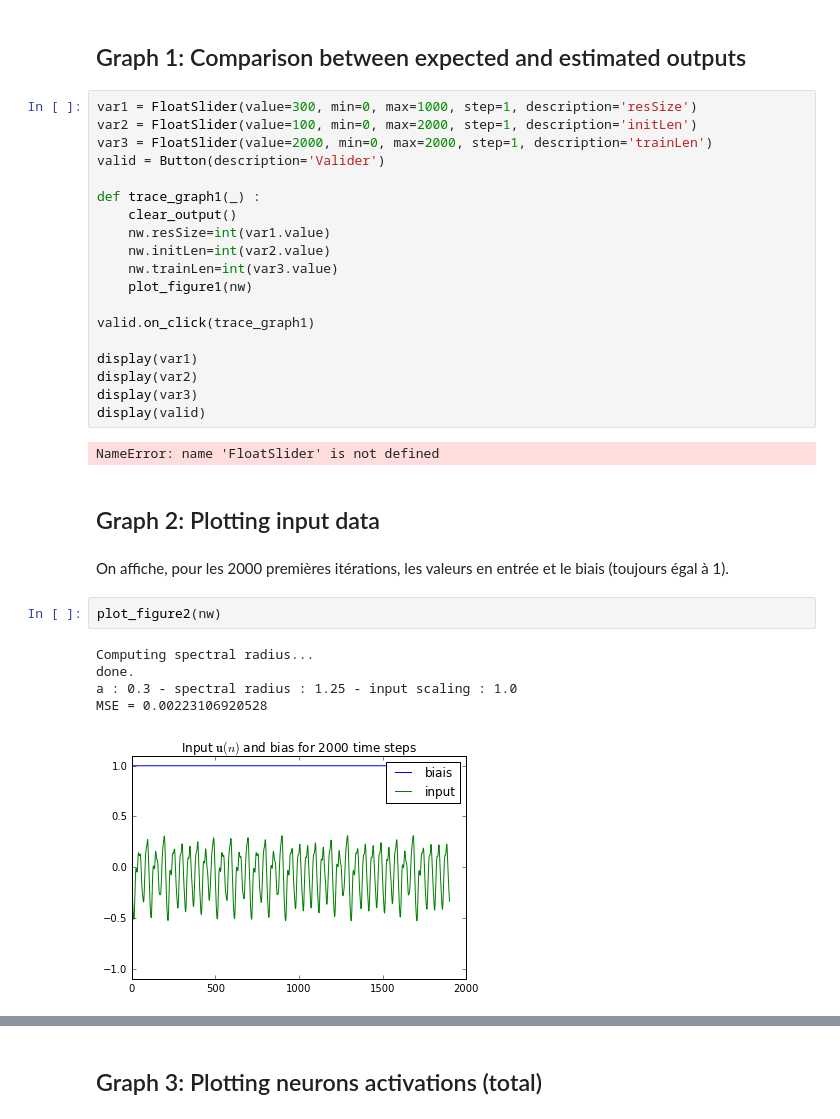
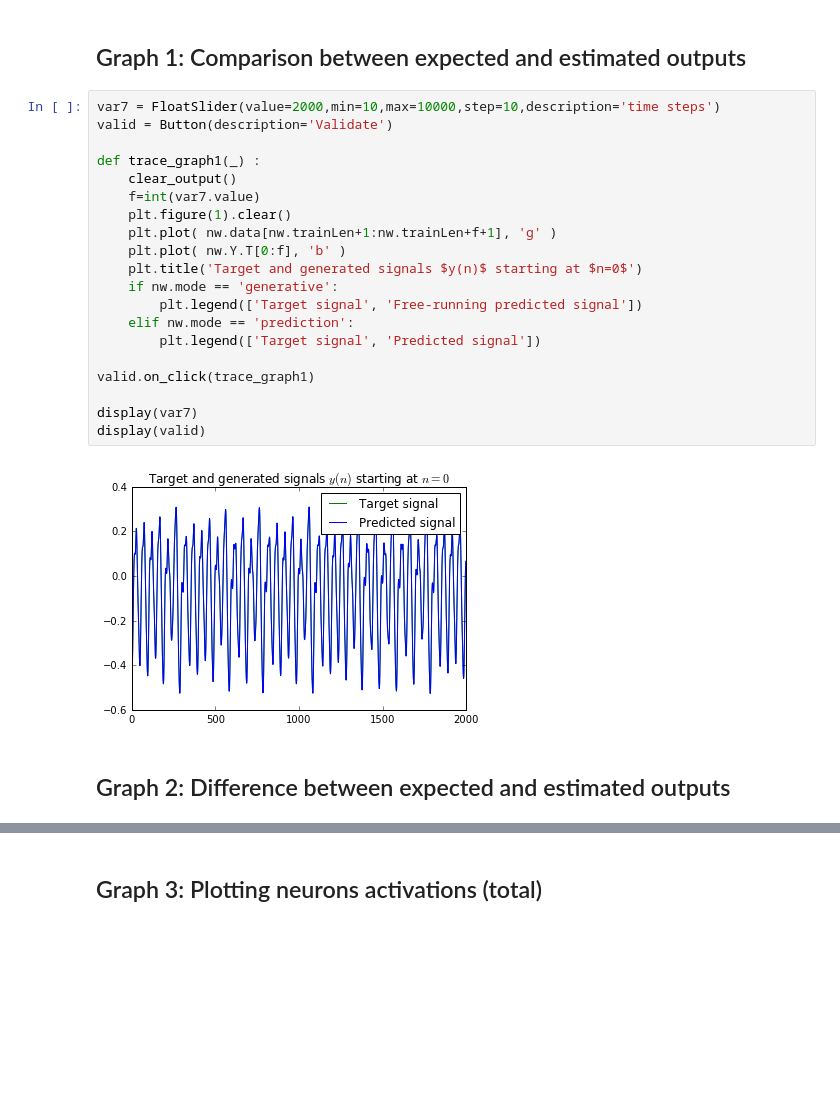
Before and after one commit to RomainPastureau/Reservoir-Jupyter, a Jupyter notebook: Minimal ESN - EN.ipynb, the cells around one changed output, grey strips where cells are left out. Drawn from its saved outputs; the diff is of its cells as text; blank space fills up the shorter version.

```diff
--- a/Minimal ESN - EN.ipynb
+++ b/Minimal ESN - EN.ipynb
@@ -274,35 +261,26 @@ def compute_network(nw) :
 # %% [markdown]
 ## Graph 1: Comparison between expected and estimated outputs
-# %%
-var1 = FloatSlider(value=300, min=0, max=1000, step=1, description='resSize')
-var2 = FloatSlider(value=100, min=0, max=2000, step=1, description='initLen')
-var3 = FloatSlider(value=2000, min=0, max=2000, step=1, description='trainLen')
-valid = Button(description='Valider')
-
-def trace_graph1(_) :
-    clear_output()
-    nw.resSize=int(var1.value)
-    nw.initLen=int(var2.value)
-    nw.trainLen=int(var3.value)
-    plot_figure1(nw)
-
-valid.on_click(trace_graph1)
-
-display(var1)
-display(var2)
-display(var3)
-display(valid)
-# %% [output]
-NameError: name 'FloatSlider' is not defined
-# %% [markdown]
-## Graph 2: Plotting input data
-# %% [markdown]
-On affiche, pour les 2000 premières itérations, les valeurs en entrée et le biais (toujours égal à 1).
-# %%
-plot_figure2(nw)
-# %% [output]
-Computing spectral radius...
-done.
-a : 0.3 - spectral radius : 1.25 - input scaling : 1.0
-MSE = 0.00223106920528
-[figure, removed]
+# %%
+var7 = FloatSlider(value=2000,min=10,max=10000,step=10,description='time steps')
+valid = Button(description='Validate')
+
+def trace_graph1(_) :
+    clear_output()
+    f=int(var7.value)
+    plt.figure(1).clear()
+    plt.plot( nw.data[nw.trainLen+1:nw.trainLen+f+1], 'g' )
+    plt.plot( nw.Y.T[0:f], 'b' )
+    plt.title('Target and generated signals $y(n)$ starting at $n=0$')
+    if nw.mode == 'generative':
+        plt.legend(['Target signal', 'Free-running predicted signal'])
+    elif nw.mode == 'prediction':
+        plt.legend(['Target signal', 'Predicted signal'])
+
+valid.on_click(trace_graph1)
+
+display(var7)
+display(valid)
+# %% [output]
+[figure, added]
+# %% [markdown]
+## Graph 2: Difference between expected and estimated outputs
```
Also changed, not shown: parts of 38 cells of this notebook, 12 other files.
